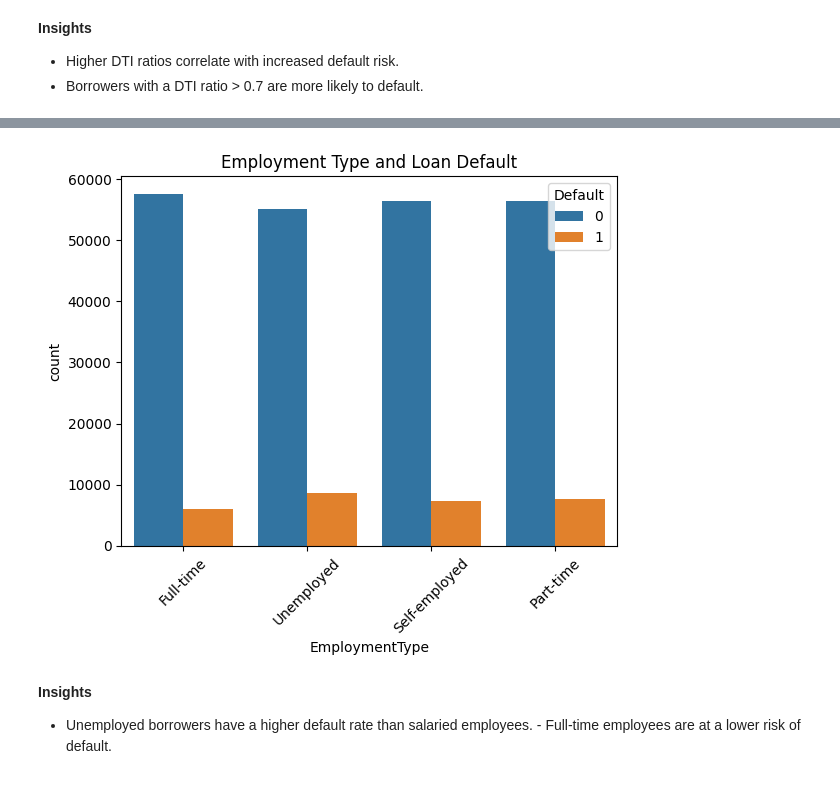
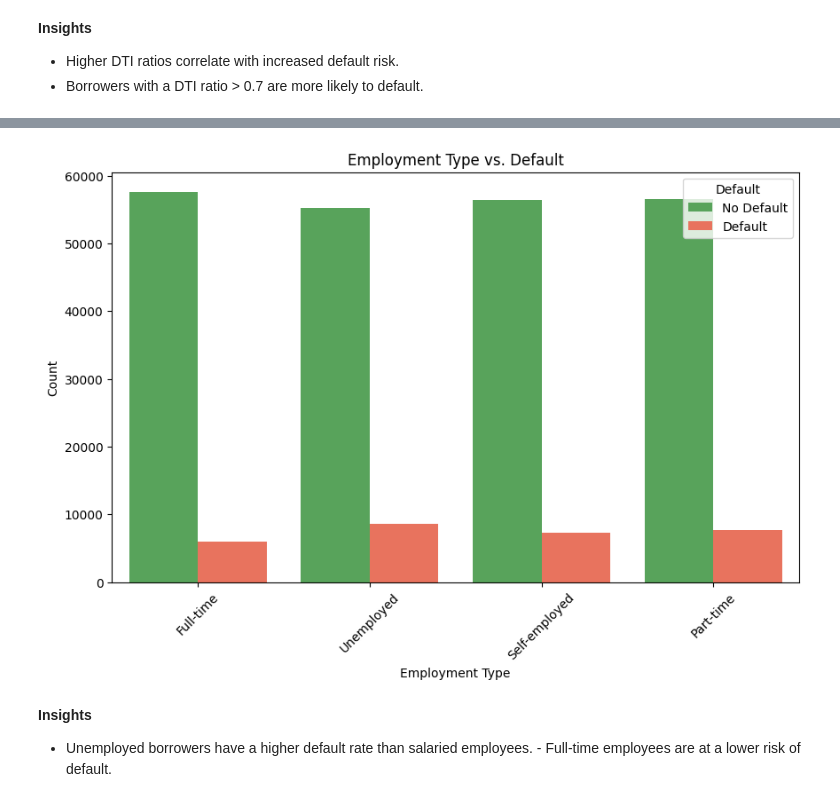
Before and after one commit to bonareri/Credit-Risk-Assessment, a Jupyter notebook: Credit_Risk_Modelling.ipynb, the cells around one changed output, grey strips where cells are left out. Drawn from its saved outputs; the diff is of its cells as text; code cells hidden in the pictures.

```diff
--- a/Credit_Risk_Modelling.ipynb
+++ b/Credit_Risk_Modelling.ipynb
@@ -303,0 +268,10 @@ plt.show()
+# %%
+# Define custom colors
+colors = ['#4CAF50', '#FF6347']
+
+plt.figure(figsize=(8, 6))
+sns.boxplot(x=df["Default"], y=df["CreditScore"], palette=colors)
+plt.xlabel("Default (1 = Yes, 0 = No)")
+plt.ylabel("Credit Score")
+plt.title("Credit Score vs. Default")
+plt.show()
@@ -355,10 +390,14 @@ plt.show()
 # %%
-sns.countplot(x='EmploymentType', hue='Default', data=df)
+plt.figure(figsize=(10, 6))
+sns.countplot(x="EmploymentType", hue="Default", data=df, palette=colors)
+plt.xlabel("Employment Type")
+plt.ylabel("Count")
+plt.title("Employment Type vs. Default")
 plt.xticks(rotation=45)
-plt.title("Employment Type and Loan Default")
+plt.legend(title="Default", labels=["No Default", "Default"])
 plt.show()
 # %% [output]
-[figure, old version]
+[figure, new version]
 # %% [markdown]
 **Insights**
 - Unemployed borrowers have a higher default rate than salaried employees. - Full-time employees are at a lower risk of default.
```
Also changed, not shown: parts of 91 cells of this notebook.
